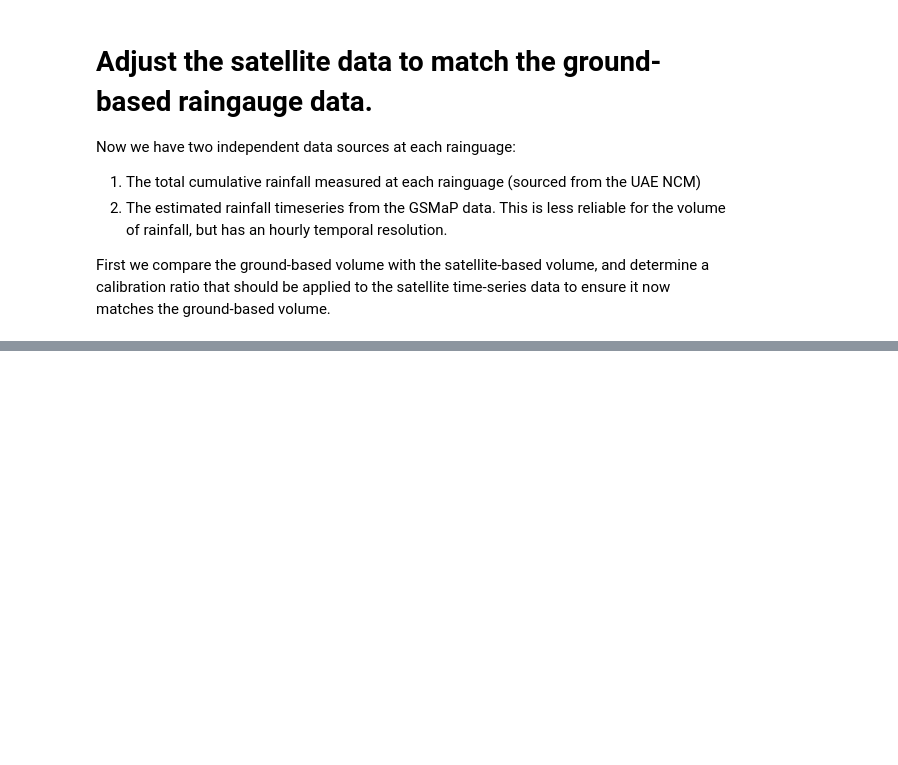
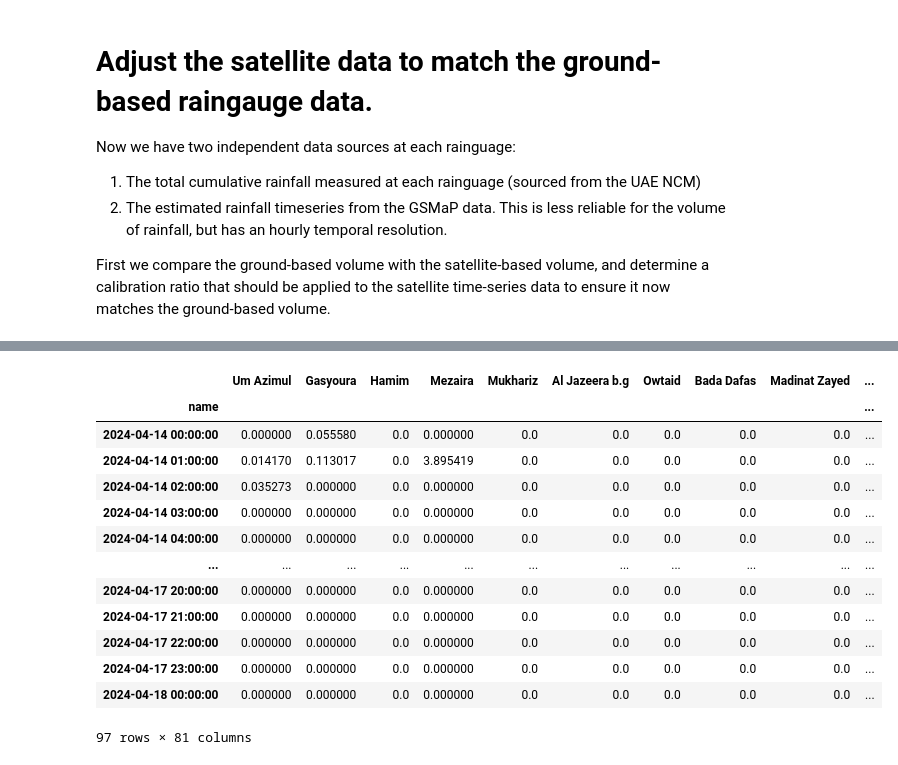
Before and after one commit to Hydrata/desert_hydrology, a Jupyter notebook: uae_hydrology.ipynb, the cells around one changed output, grey strips where cells are left out. Saved outputs shown, nothing was run; the diff lists cells and outputs as text; code cells hidden in the pictures; blank space fills up the shorter version.

```diff
--- a/uae_hydrology.ipynb
+++ b/uae_hydrology.ipynb
@@ -73,0 +107,18 @@ print('...work in progress...')
+# %%
+ground_df = satellite_df * metadata_df['satellite_rainfall_adjustment_factor']
+ground_df
+# %% [output]
+|  | Um Azimul | Gasyoura | Hamim | Mezaira | Mukhariz | Al Jazeera b.g | Owtaid | Bada Dafas | Madinat Zayed | ... |
+| name |  |  |  |  |  |  |  |  |  | ... |
+| 2024-04-14 00:00:00 | 0.000000 | 0.055580 | 0.0 | 0.000000 | 0.0 | 0.0 | 0.0 | 0.0 | 0.0 | ... |
+| 2024-04-14 01:00:00 | 0.014170 | 0.113017 | 0.0 | 3.895419 | 0.0 | 0.0 | 0.0 | 0.0 | 0.0 | ... |
+| 2024-04-14 02:00:00 | 0.035273 | 0.000000 | 0.0 | 0.000000 | 0.0 | 0.0 | 0.0 | 0.0 | 0.0 | ... |
+| 2024-04-14 03:00:00 | 0.000000 | 0.000000 | 0.0 | 0.000000 | 0.0 | 0.0 | 0.0 | 0.0 | 0.0 | ... |
+| 2024-04-14 04:00:00 | 0.000000 | 0.000000 | 0.0 | 0.000000 | 0.0 | 0.0 | 0.0 | 0.0 | 0.0 | ... |
+| ... | ... | ... | ... | ... | ... | ... | ... | ... | ... | ... |
+| 2024-04-17 20:00:00 | 0.000000 | 0.000000 | 0.0 | 0.000000 | 0.0 | 0.0 | 0.0 | 0.0 | 0.0 | ... |
+| 2024-04-17 21:00:00 | 0.000000 | 0.000000 | 0.0 | 0.000000 | 0.0 | 0.0 | 0.0 | 0.0 | 0.0 | ... |
+| 2024-04-17 22:00:00 | 0.000000 | 0.000000 | 0.0 | 0.000000 | 0.0 | 0.0 | 0.0 | 0.0 | 0.0 | ... |
+| 2024-04-17 23:00:00 | 0.000000 | 0.000000 | 0.0 | 0.000000 | 0.0 | 0.0 | 0.0 | 0.0 | 0.0 | ... |
+| 2024-04-18 00:00:00 | 0.000000 | 0.000000 | 0.0 | 0.000000 | 0.0 | 0.0 | 0.0 | 0.0 | 0.0 | ... |
+97 rows × 81 columns
```
Also changed, not shown: parts of 11 cells of this notebook, 14 other files.
